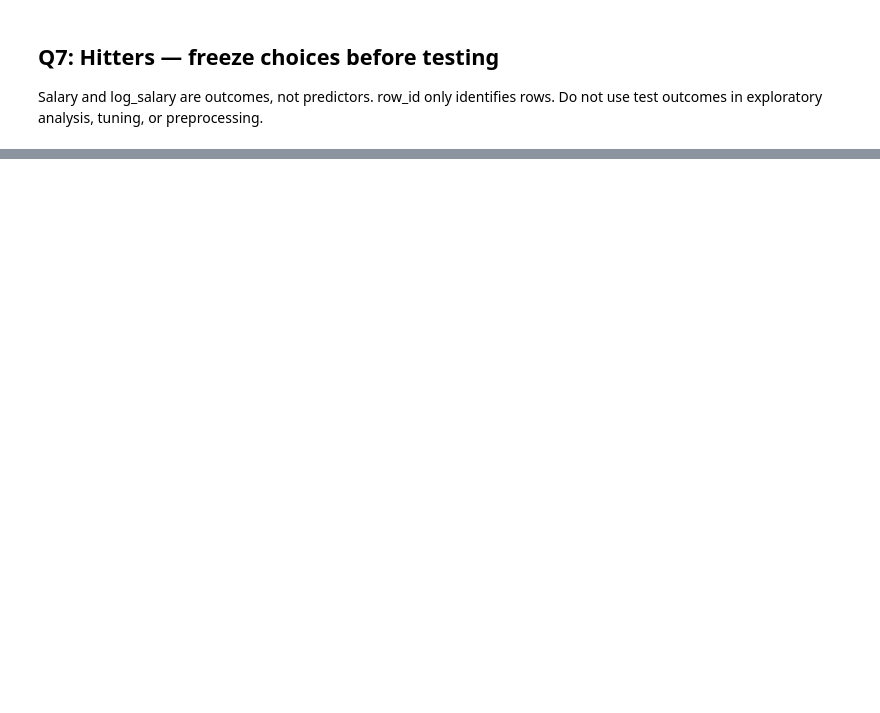
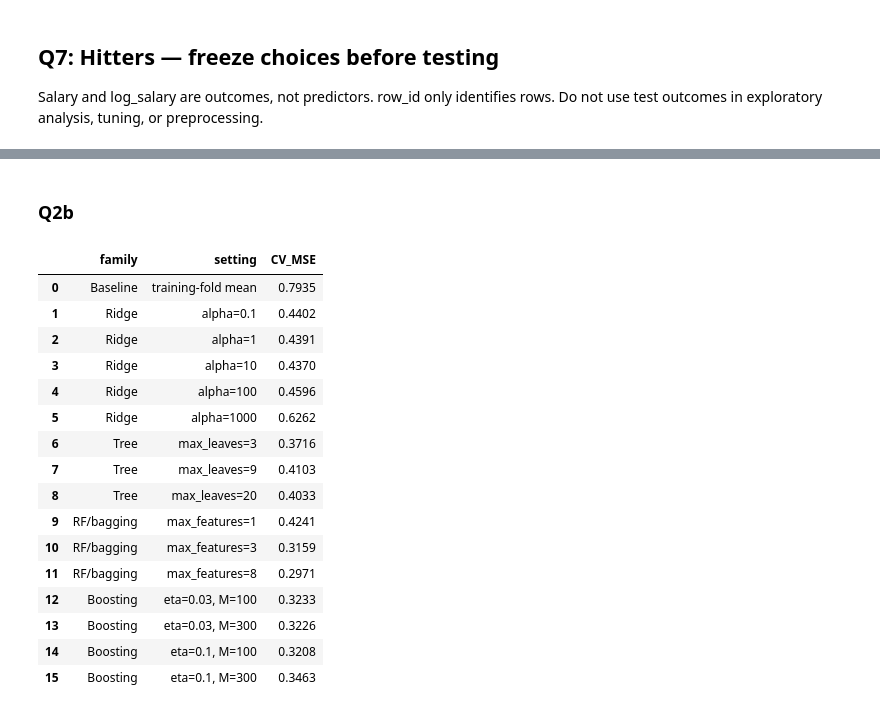
Before and after one commit to alecneme/STA2112, a Jupyter notebook: hw1/hw1_student.ipynb, the cells around one changed output, grey strips where cells are left out. Cells and saved outputs as stored; diff of their text form; code cells hidden in the pictures; blank space fills up the shorter version.

```diff
--- a/hw1/hw1_student.ipynb
+++ b/hw1/hw1_student.ipynb
@@ -441,0 +491,68 @@ Record each family's selected settings and CV MSE, and your overall CV-selected
+# %% [markdown]
+### Q2b
+# %%
+def cv_mse(model, X, y, splits):
+    """Mean of the per-fold validation MSEs; a fresh clone is fit on each training fold."""
+    fold_mses = []
+    for train_idx, val_idx in splits:
+        m = clone(model)
+        m.fit(X.iloc[train_idx], y.iloc[train_idx])
+        pred = m.predict(X.iloc[val_idx])
+        fold_mses.append(np.mean((y.iloc[val_idx].to_numpy() - pred) ** 2))
+    return np.mean(fold_mses)
+
+def cv_mse_baseline(y, splits):
+    """Baseline: predict each validation fold with its training folds' mean log salary."""
+    fold_mses = []
+    for train_idx, val_idx in splits:
+        pred = y.iloc[train_idx].mean()
+        fold_mses.append(np.mean((y.iloc[val_idx].to_numpy() - pred) ** 2))
+    return np.mean(fold_mses)
+
+# Candidates in the listed order (ties are broken by this order)
+candidates = []
+for a in [0.1, 1, 10, 100, 1000]:
+    candidates.append(("Ridge", f"alpha={a:g}",
+                       make_pipeline(StandardScaler(), Ridge(alpha=a))))
+for leaves in [3, 9, 20]:
+    candidates.append(("Tree", f"max_leaves={leaves}",
+                       DecisionTreeRegressor(max_leaf_nodes=leaves, min_samples_leaf=5,
+                                             random_state=SEED)))
+for mf in [1, 3, 8]:
+    candidates.append(("RF/bagging", f"max_features={mf}",
+                       RandomForestRegressor(n_estimators=200, max_features=mf,
+                                             min_samples_leaf=5, bootstrap=True,
+                                             max_depth=None, random_state=SEED)))
+for eta, M in [(0.03, 100), (0.03, 300), (0.10, 100), (0.10, 300)]:
+    candidates.append(("Boosting", f"eta={eta:g}, M={M}",
+                       GradientBoostingRegressor(loss="squared_error", learning_rate=eta,
+                                                 n_estimators=M, max_leaf_nodes=3,
+                                                 min_samples_leaf=5, random_state=SEED)))
+
+model_lookup = {(fam, setting): model for fam, setting, model in candidates}
+
+cv_rows = [{"family": "Baseline", "setting": "training-fold mean",
+            "CV_MSE": cv_mse_baseline(y_dev, cv_splits)}]
+for fam, setting, model in candidates:
+    cv_rows.append({"family": fam, "setting": setting,
+                    "CV_MSE": cv_mse(model, X_dev, y_dev, cv_splits)})
+cv_results = pd.DataFrame(cv_rows)
+cv_results.round(4)
+# %% [output]
+|  | family | setting | CV_MSE |
+| 0 | Baseline | training-fold mean | 0.7935 |
+| 1 | Ridge | alpha=0.1 | 0.4402 |
+| 2 | Ridge | alpha=1 | 0.4391 |
+| 3 | Ridge | alpha=10 | 0.4370 |
+| 4 | Ridge | alpha=100 | 0.4596 |
+| 5 | Ridge | alpha=1000 | 0.6262 |
+| 6 | Tree | max_leaves=3 | 0.3716 |
+| 7 | Tree | max_leaves=9 | 0.4103 |
+| 8 | Tree | max_leaves=20 | 0.4033 |
+| 9 | RF/bagging | max_features=1 | 0.4241 |
+| 10 | RF/bagging | max_features=3 | 0.3159 |
+| 11 | RF/bagging | max_features=8 | 0.2971 |
+| 12 | Boosting | eta=0.03, M=100 | 0.3233 |
+| 13 | Boosting | eta=0.03, M=300 | 0.3226 |
+| 14 | Boosting | eta=0.1, M=100 | 0.3208 |
+| 15 | Boosting | eta=0.1, M=300 | 0.3463 |
```
Also changed, not shown: parts of 18 cells of this notebook.
